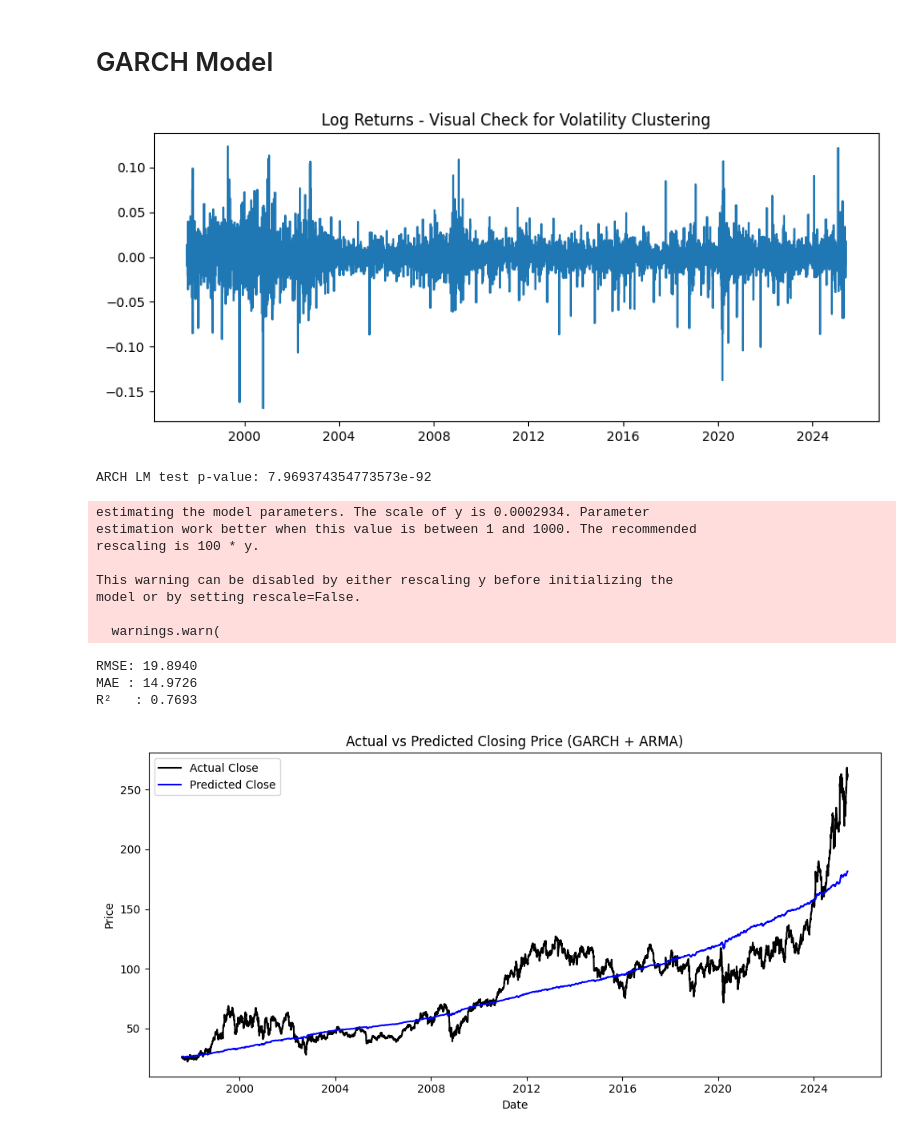
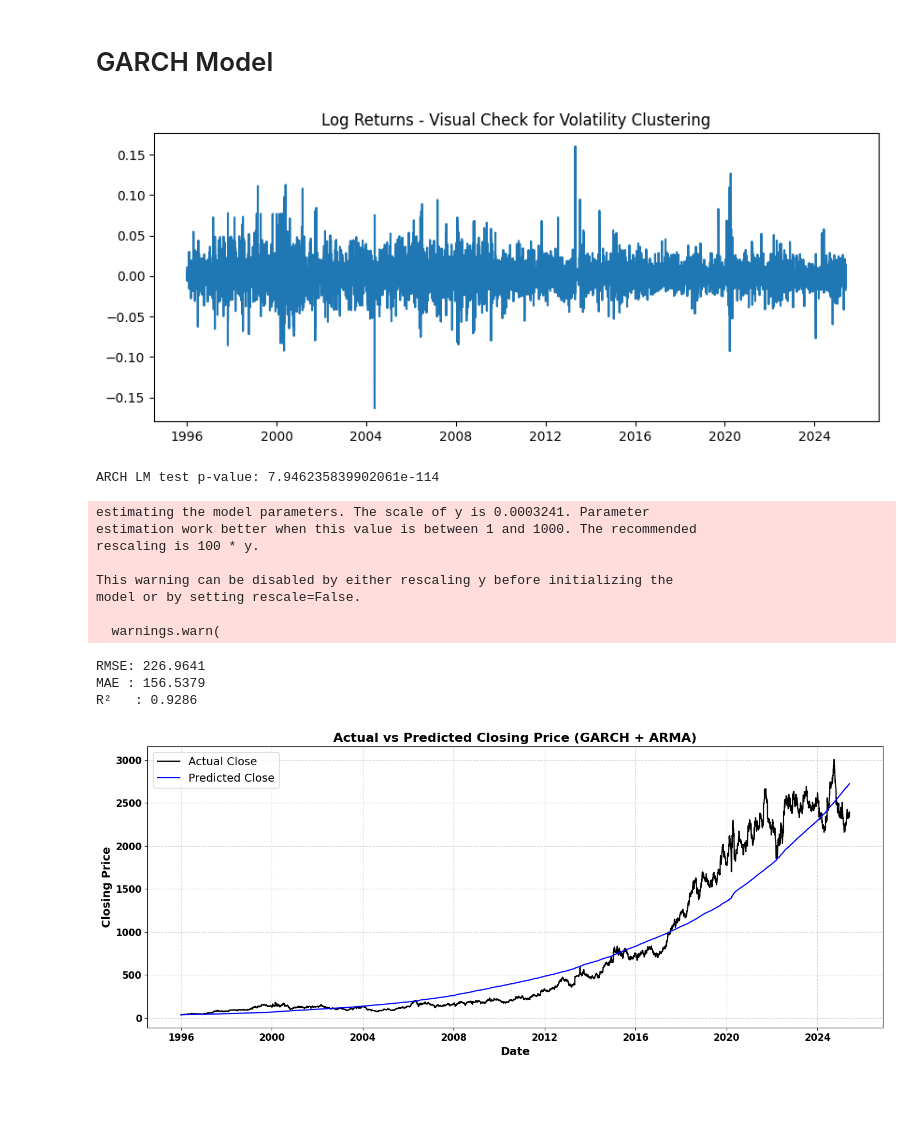
Before and after one commit to git-ankuryadav/Stock-Price-Prediction, a Jupyter notebook: final-ARMA+GARCH.ipynb, the cells around one changed output. Drawn from its saved outputs; the diff is of its cells as text; code cells hidden in the pictures; blank space fills up the shorter version.

```diff
--- a/final-ARMA+GARCH.ipynb
+++ b/final-ARMA+GARCH.ipynb
@@ -9,8 +9,8 @@ from sklearn.metrics import mean_squared_error, r2_score, mean_absolute_error
 # %% [markdown]
 # Reading the data
 # %%
-df = pd.read_csv("dataFiles/IBM.csv", parse_dates=['Date'], index_col='Date')
-df = df.tail(7000)
+df = pd.read_csv("dataFiles/HINDUNILVR_cleaned.csv", parse_dates=['Date'], index_col='Date')
+# df = df.tail(7000)
 df = df.sort_index()
 
 # df = df[['Close','Open','Date']]
@@ -140,58 +140,37 @@ from sklearn.metrics import mean_squared_error, mean_absolute_error, r2_score
 
 
 # Drop NaNs
 log_ret = df['LogReturn'].dropna()
 
 # --- Visual inspection of volatility clustering ---
 plt.figure(figsize=(10,4))
 plt.plot(log_ret)
 plt.title('Log Returns - Visual Check for Volatility Clustering')
 plt.show()
 
 # --- ARCH LM test ---
 arch_test = het_arch(log_ret.dropna())
 print("ARCH LM test p-value:", arch_test[1])
 
 # --- Fit GARCH(p, q) model ---
 garch_model = arch_model(log_ret, vol='GARCH', p=3, q=3)
 garch_res = garch_model.fit(disp='off')
 df['volatility'] = garch_res.conditional_volatility
 df['standardized_ret'] = log_ret / df['volatility']
 
 # --- Fit ARMA model on standardized series ---
-arma_model = ARIMA(df['standardized_ret'].dropna(), order=(10, 0, 10))  # adjust p, q
+arma_model = ARIMA(df['standardized_ret'].dropna(), order=(2, 0, 2))  # adjust p, q
 arma_res = arma_model.fit()
 arma_pred = arma_res.predict(start=df['standardized_ret'].dropna().index[0], end=df['standardized_ret'].dropna().index[-1])
 
 # --- Reconstruct returns and closing price ---
 recon_ret = arma_pred * df.loc[arma_pred.index, 'volatility']
 recon_log_close = np.log(df['Close'].iloc[0]) + recon_ret.cumsum()
 recon_close = np.exp(recon_log_close)
-
-# --- Evaluation ---
-true_close = df.loc[recon_close.index, 'Close']
-rmse = np.sqrt(mean_squared_error(true_close, recon_close))
-mae = mean_absolute_error(true_close, recon_close)
-r2 = r2_score(true_close, recon_close)
-
-print(f"RMSE: {rmse:.4f}")
-print(f"MAE : {mae:.4f}")
-print(f"R²   : {r2:.4f}")
-
-# --- Plotting predicted vs actual ---
-plt.figure(figsize=(10, 5))
-plt.plot(true_close, label="Actual Close", color='black')
-plt.plot(recon_close, label="Predicted Close",  color ='blue')
-plt.title("Actual vs Predicted Closing Price (GARCH + ARMA)")
-plt.xlabel("Date")
-plt.ylabel("Price")
-plt.legend()
-plt.tight_layout()
-plt.show()
 # %% [output]
-[figure, old version]
+[figure, new version]
-ARCH LM test p-value: 7.969374354773573e-92
+ARCH LM test p-value: 7.946235839902061e-114
-estimating the model parameters. The scale of y is 0.0002934. Parameter
+estimating the model parameters. The scale of y is 0.0003241. Parameter
 estimation work better when this value is between 1 and 1000. The recommended
 rescaling is 100 * y.
 
@@ -199,7 +178,35 @@ This warning can be disabled by either rescaling y before initializing the
 model or by setting rescale=False.
 
   warnings.warn(
-RMSE: 19.8940
-MAE : 14.9726
-R²   : 0.7693
-[figure, removed]
+# %%
+# --- Evaluation ---
+true_close = df.loc[recon_close.index, 'Close']
+rmse = np.sqrt(mean_squared_error(true_close, recon_close))
+mae = mean_absolute_error(true_close, recon_close)
+r2 = r2_score(true_close, recon_close)
+
+print(f"RMSE: {rmse:.4f}")
+print(f"MAE : {mae:.4f}")
+print(f"R²   : {r2:.4f}")
+
+# --- Plotting predicted vs actual ---
+plt.figure(figsize=(14,6))
+plt.plot(true_close, label="Actual Close", color='black')
+plt.plot(recon_close, label="Predicted Close",  color ='blue')
+plt.title("Actual vs Predicted Closing Price (GARCH + ARMA)",fontsize=16,fontweight='semibold')
+plt.xlabel("Date",fontsize=14,fontweight='semibold')
+plt.ylabel("Closing Price",fontsize=14,fontweight='semibold')
+plt.xticks(fontsize=12,fontweight='semibold')
+plt.yticks(fontsize=12,fontweight='semibold')
+
+# Grid and legend
+plt.grid(True, linestyle='--', alpha=0.6)
+plt.legend(fontsize=14)
+
+plt.tight_layout()
+plt.show()
+# %% [output]
+RMSE: 226.9641
+MAE : 156.5379
+R²   : 0.9286
+[figure, added]
```
Also changed, not shown: parts of 6 cells of this notebook, 16 other files.
